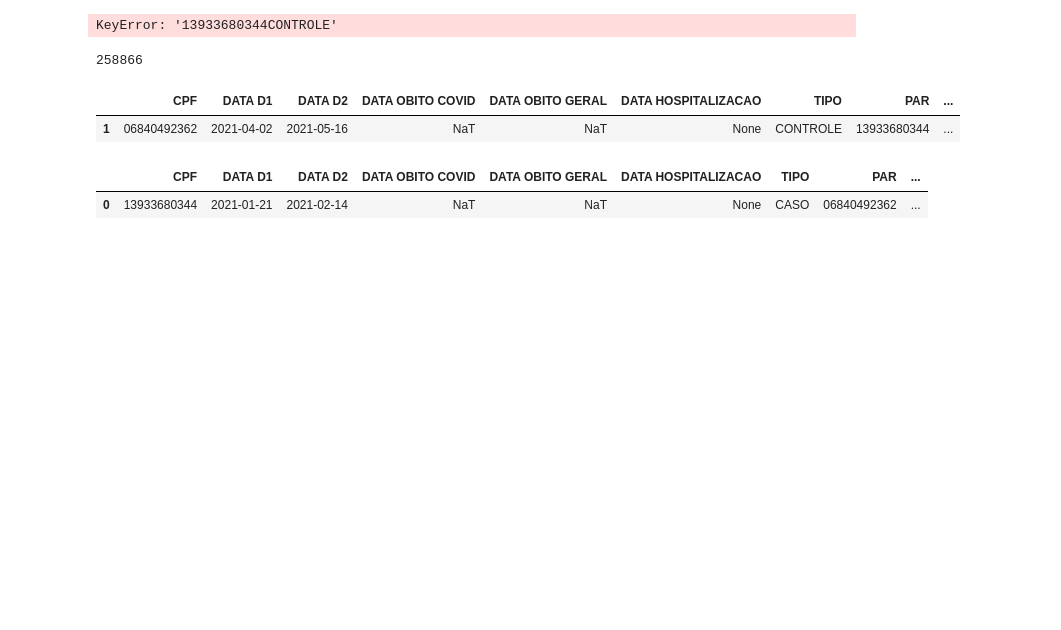
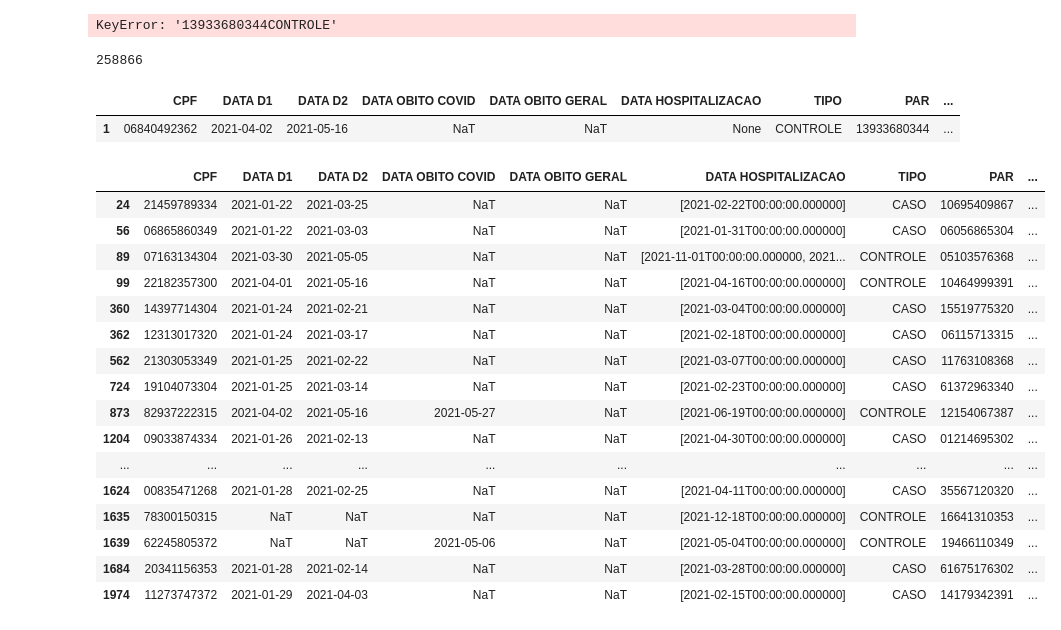
Before and after one commit to higorsmonteiro/vaccine-eff-fortaleza, a Jupyter notebook: notebooks/explore_matching.ipynb, the cells around one changed output. Cells and saved outputs as stored; diff of their text form; code cells hidden in the pictures; blank space fills up the shorter version.

```diff
--- a/notebooks/explore_matching.ipynb
+++ b/notebooks/explore_matching.ipynb
@@ -11,8 +11,9 @@ import numpy as np
 import datetime as dt
 
 fname_schema = "SCHEMA_21JAN2021_31AUG2021.parquet"
-pares_1 = "PAREADOS_CPF_1.parquet"
-eventos_1 = "EVENTOS_PAREADOS_1.parquet"
+pares_1 = "PAREADOS_CPF_2.parquet"
+eventos_1 = "EVENTOS_PAREADOS_2.parquet"
+#par_evento_1 = "PAREADOS_COM_INTERVALOS_1.parquet"
 
 vaccine = "CORONAVAC"
 data_folder = os.path.join("..", "output", "data")
@@ -216,3 +227,7 @@ D2:  ([('D2 to D1_CONTROL', 47), ('D2 to COVID', nan), ('D2 to GERAL', nan), ('D
 dt.datetime(2021,4,2)-dt.datetime(2021,2,14)
 # %% [output]
 datetime.timedelta(days=47)
+# %%
+init = dt.datetime(2021, 1, 21)
+final = dt.datetime(2021, 8, 31)
+eventos_df[pd.notna(eventos_df["DATA HOSPITALIZACAO"])]
@@ -218,0 +249,17 @@ datetime.timedelta(days=47)
+# %%
+def f(x, init, final):
+    '''
+        D
+    '''
+    if not np.any(pd.notna(x)):
+        return np.nan
+    x = np.sort([xx for xx in x if pd.notna(xx)])
+    condition = (x>=init) & (x<=final)
+    if x[condition].shape[0]>0:
+        return x[condition][0]
+    else:
+        return np.nan
+
+init = dt.datetime(2021, 1, 21)
+final = dt.datetime(2021, 8, 31)
+eventos_df["DATA HOSPITALIZACAO 1"] = eventos_df["DATA HOSPITALIZACAO"].apply(lambda x: f(x, init, final))
@@ -297,8 +367,23 @@ ev[ev["PAR"]=="13933680344"]
 # %% [output]
 |  | CPF | DATA D1 | DATA D2 | DATA OBITO COVID | DATA OBITO GERAL | DATA HOSPITALIZACAO | TIPO | PAR | ... |
 | 1 | 06840492362 | 2021-04-02 | 2021-05-16 | NaT | NaT | None | CONTROLE | 13933680344 | ... |
-# %%
-ev[ev["CPF"]=="13933680344"]
-# %% [output]
-|  | CPF | DATA D1 | DATA D2 | DATA OBITO COVID | DATA OBITO GERAL | DATA HOSPITALIZACAO | TIPO | PAR | ... |
-| 0 | 13933680344 | 2021-01-21 | 2021-02-14 | NaT | NaT | None | CASO | 06840492362 | ... |
+# %%
+eventos_df[pd.notna(eventos_df["DATA HOSPITALIZACAO"])][20:20]
+# %% [output]
+|  | CPF | DATA D1 | DATA D2 | DATA OBITO COVID | DATA OBITO GERAL | DATA HOSPITALIZACAO | TIPO | PAR | ... |
+| 24 | 21459789334 | 2021-01-22 | 2021-03-25 | NaT | NaT | [2021-02-22T00:00:00.000000] | CASO | 10695409867 | ... |
+| 56 | 06865860349 | 2021-01-22 | 2021-03-03 | NaT | NaT | [2021-01-31T00:00:00.000000] | CASO | 06056865304 | ... |
+| 89 | 07163134304 | 2021-03-30 | 2021-05-05 | NaT | NaT | [2021-11-01T00:00:00.000000, 2021... | CONTROLE | 05103576368 | ... |
+| 99 | 22182357300 | 2021-04-01 | 2021-05-16 | NaT | NaT | [2021-04-16T00:00:00.000000] | CONTROLE | 10464999391 | ... |
+| 360 | 14397714304 | 2021-01-24 | 2021-02-21 | NaT | NaT | [2021-03-04T00:00:00.000000] | CASO | 15519775320 | ... |
+| 362 | 12313017320 | 2021-01-24 | 2021-03-17 | NaT | NaT | [2021-02-18T00:00:00.000000] | CASO | 06115713315 | ... |
+| 562 | 21303053349 | 2021-01-25 | 2021-02-22 | NaT | NaT | [2021-03-07T00:00:00.000000] | CASO | 11763108368 | ... |
+| 724 | 19104073304 | 2021-01-25 | 2021-03-14 | NaT | NaT | [2021-02-23T00:00:00.000000] | CASO | 61372963340 | ... |
+| 873 | 82937222315 | 2021-04-02 | 2021-05-16 | 2021-05-27 | NaT | [2021-06-19T00:00:00.000000] | CONTROLE | 12154067387 | ... |
+| 1204 | 09033874334 | 2021-01-26 | 2021-02-13 | NaT | NaT | [2021-04-30T00:00:00.000000] | CASO | 01214695302 | ... |
+| ... | ... | ... | ... | ... | ... | ... | ... | ... | ... |
+| 1624 | 00835471268 | 2021-01-28 | 2021-02-25 | NaT | NaT | [2021-04-11T00:00:00.000000] | CASO | 35567120320 | ... |
+| 1635 | 78300150315 | NaT | NaT | NaT | NaT | [2021-12-18T00:00:00.000000] | CONTROLE | 16641310353 | ... |
+| 1639 | 62245805372 | NaT | NaT | 2021-05-06 | NaT | [2021-05-04T00:00:00.000000] | CONTROLE | 19466110349 | ... |
+| 1684 | 20341156353 | 2021-01-28 | 2021-02-14 | NaT | NaT | [2021-03-28T00:00:00.000000] | CASO | 61675176302 | ... |
+| 1974 | 11273747372 | 2021-01-29 | 2021-04-03 | NaT | NaT | [2021-02-15T00:00:00.000000] | CASO | 14179342391 | ... |
```
Also changed, not shown: parts of 7 cells of this notebook, 7 other files.
